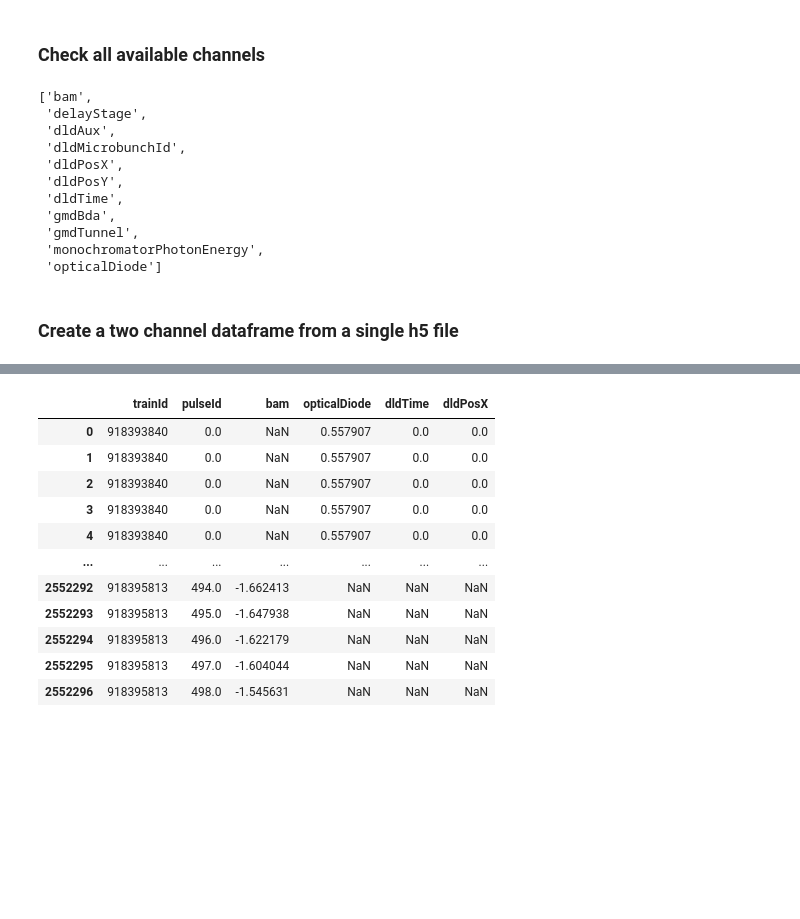
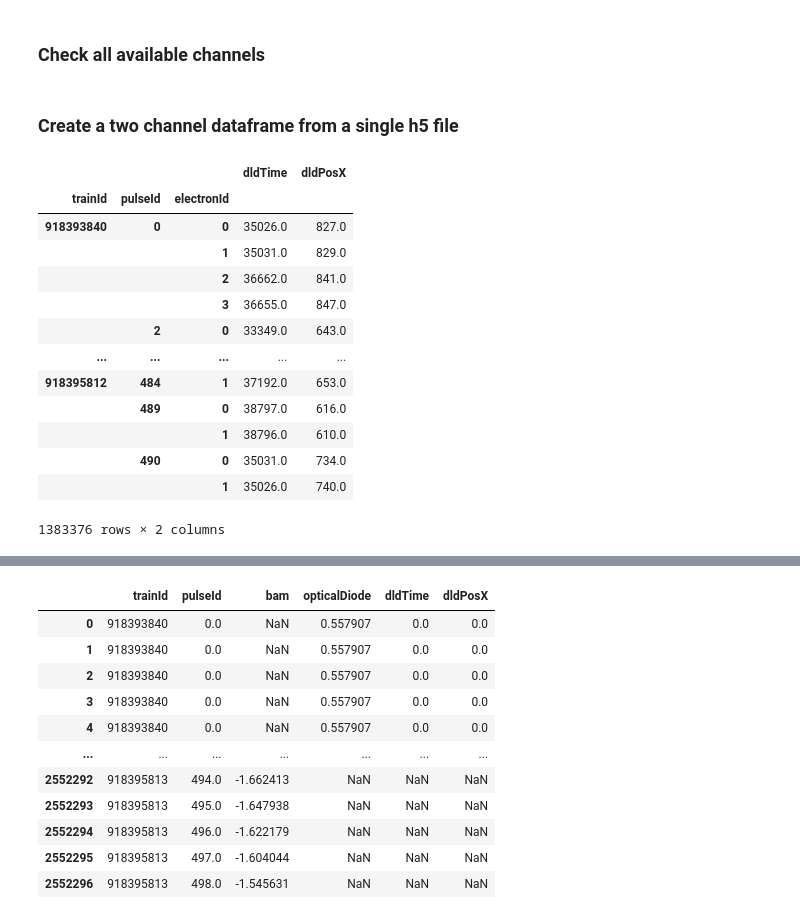
Before and after one commit to momentoscope/hextof-processor, a Jupyter notebook: tutorial/Notebook_DldFlashDataframeCreatorNew.ipynb, the cells around one changed output, grey strips where cells are left out. Cells and saved outputs as stored; diff of their text form; code cells hidden in the pictures; blank space fills up the shorter version.

```diff
--- a/tutorial/Notebook_DldFlashDataframeCreatorNew.ipynb
+++ b/tutorial/Notebook_DldFlashDataframeCreatorNew.ipynb
@@ -10,19 +12,5 @@ test = DldFlashProcessorNew("/asap3/flash/gpfs/pg2/2020/data/11008860/raw/hdf/ex
 # %% [markdown]
 ### Check all available channels
-# %%
-test.availableChannels
-# %% [output]
-['bam',
- 'delayStage',
- 'dldAux',
- 'dldMicrobunchId',
- 'dldPosX',
- 'dldPosY',
- 'dldTime',
- 'gmdBda',
- 'gmdTunnel',
- 'monochromatorPhotonEnergy',
- 'opticalDiode']
 # %% [markdown]
 ### Create a two channel dataframe from a single h5 file
 # %%
@@ -36,3 +24,20 @@ df1, df2 = test.createDataframePerFile(path)
+# %%
+df1
+# %% [output]
+|  |  |  | dldTime | dldPosX |
+| trainId | pulseId | electronId |  |  |
+| 918393840 | 0 | 0 | 35026.0 | 827.0 |
+|  |  | 1 | 35031.0 | 829.0 |
+|  |  | 2 | 36662.0 | 841.0 |
+|  |  | 3 | 36655.0 | 847.0 |
+|  | 2 | 0 | 33349.0 | 643.0 |
+| ... | ... | ... | ... | ... |
+| 918395812 | 484 | 1 | 37192.0 | 653.0 |
+|  | 489 | 0 | 38797.0 | 616.0 |
+|  |  | 1 | 38796.0 | 610.0 |
+|  | 490 | 0 | 35031.0 | 734.0 |
+|  |  | 1 | 35026.0 | 740.0 |
+1383376 rows × 2 columns
 # %%
 # Define the channels
 test.channels = ['bam', 'opticalDiode', 'dldTime', 'dldPosX']
```
Also changed, not shown: parts of 7 cells of this notebook, 2 other files.
